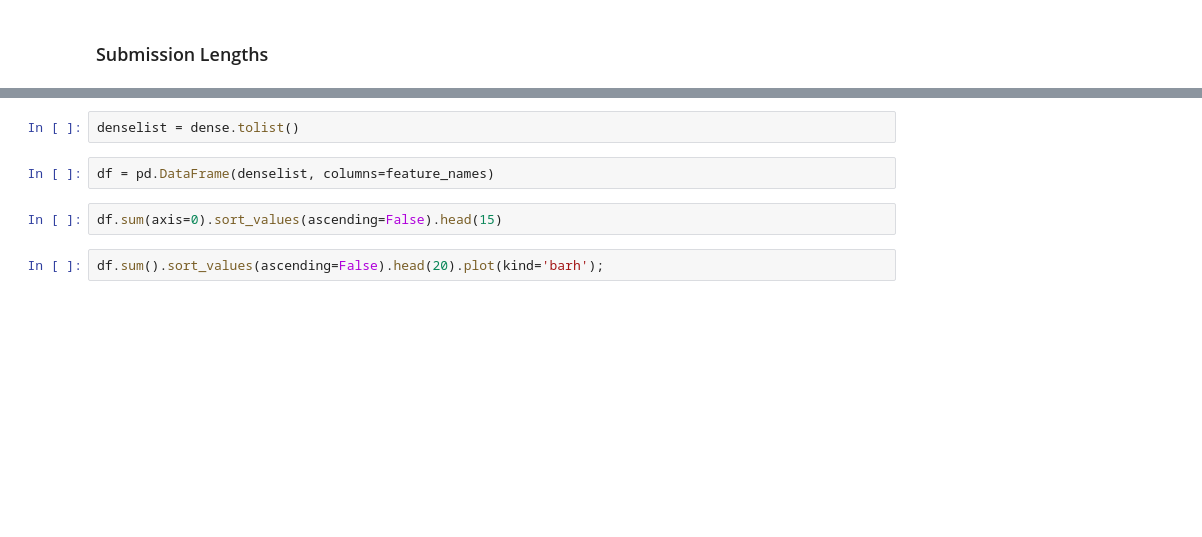
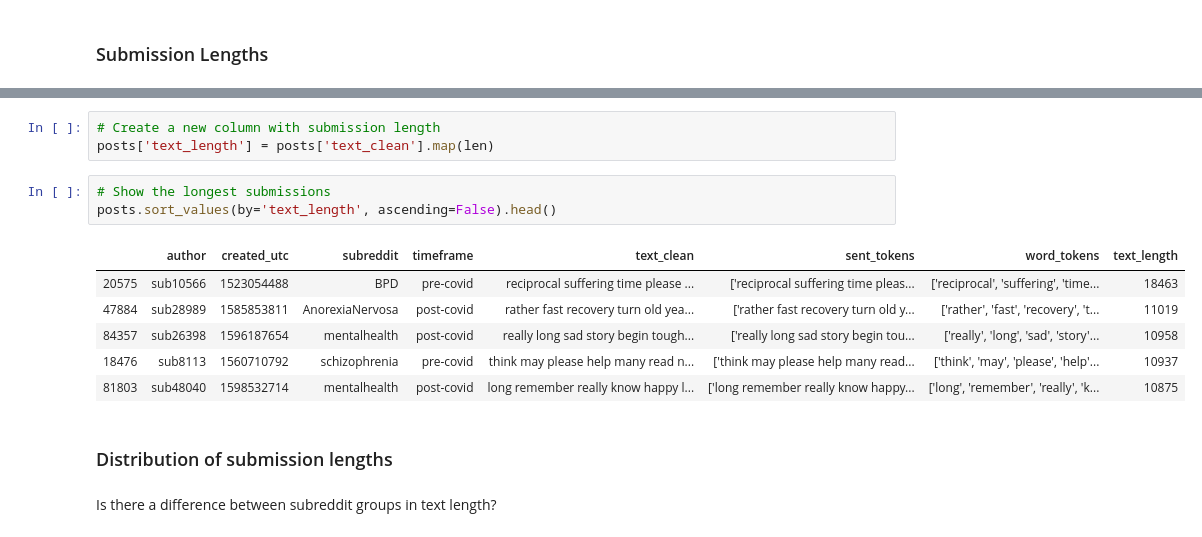
Before and after one commit to eileenhartnett/NLP-DeepLearning-Reddit-Project, a Jupyter notebook: notebooks/step3-EDA.ipynb, the cells around one changed output, grey strips where cells are left out. Drawn from its saved outputs; the diff is of its cells as text; blank space fills up the shorter version.

```diff
--- a/notebooks/step3-EDA.ipynb
+++ b/notebooks/step3-EDA.ipynb
@@ -150,8 +60,17 @@ dense = vectors.todense()
-# %%
-denselist = dense.tolist()
-# %%
-df = pd.DataFrame(denselist, columns=feature_names)
-# %%
-df.sum(axis=0).sort_values(ascending=False).head(15)
-# %%
-df.sum().sort_values(ascending=False).head(20).plot(kind='barh');
+# %%
+# Create a new column with submission length
+posts['text_length'] = posts['text_clean'].map(len)
+# %%
+# Show the longest submissions
+posts.sort_values(by='text_length', ascending=False).head()
+# %% [output]
+|  | author | created_utc | subreddit | timeframe | text_clean | sent_tokens | word_tokens | text_length |
+| 20575 | sub10566 | 1523054488 | BPD | pre-covid | reciprocal suffering time please ... | ['reciprocal suffering time pleas... | ['reciprocal', 'suffering', 'time... | 18463 |
+| 47884 | sub28989 | 1585853811 | AnorexiaNervosa | post-covid | rather fast recovery turn old yea... | ['rather fast recovery turn old y... | ['rather', 'fast', 'recovery', 't... | 11019 |
+| 84357 | sub26398 | 1596187654 | mentalhealth | post-covid | really long sad story begin tough... | ['really long sad story begin tou... | ['really', 'long', 'sad', 'story'... | 10958 |
+| 18476 | sub8113 | 1560710792 | schizophrenia | pre-covid | think may please help many read n... | ['think may please help many read... | ['think', 'may', 'please', 'help'... | 10937 |
+| 81803 | sub48040 | 1598532714 | mentalhealth | post-covid | long remember really know happy l... | ['long remember really know happy... | ['long', 'remember', 'really', 'k... | 10875 |
+# %% [markdown]
+### Distribution of submission lengths
+# %% [markdown]
+Is there a difference between subreddit groups in text length?
```
Also changed, not shown: parts of 37 cells of this notebook, 1 other file.
